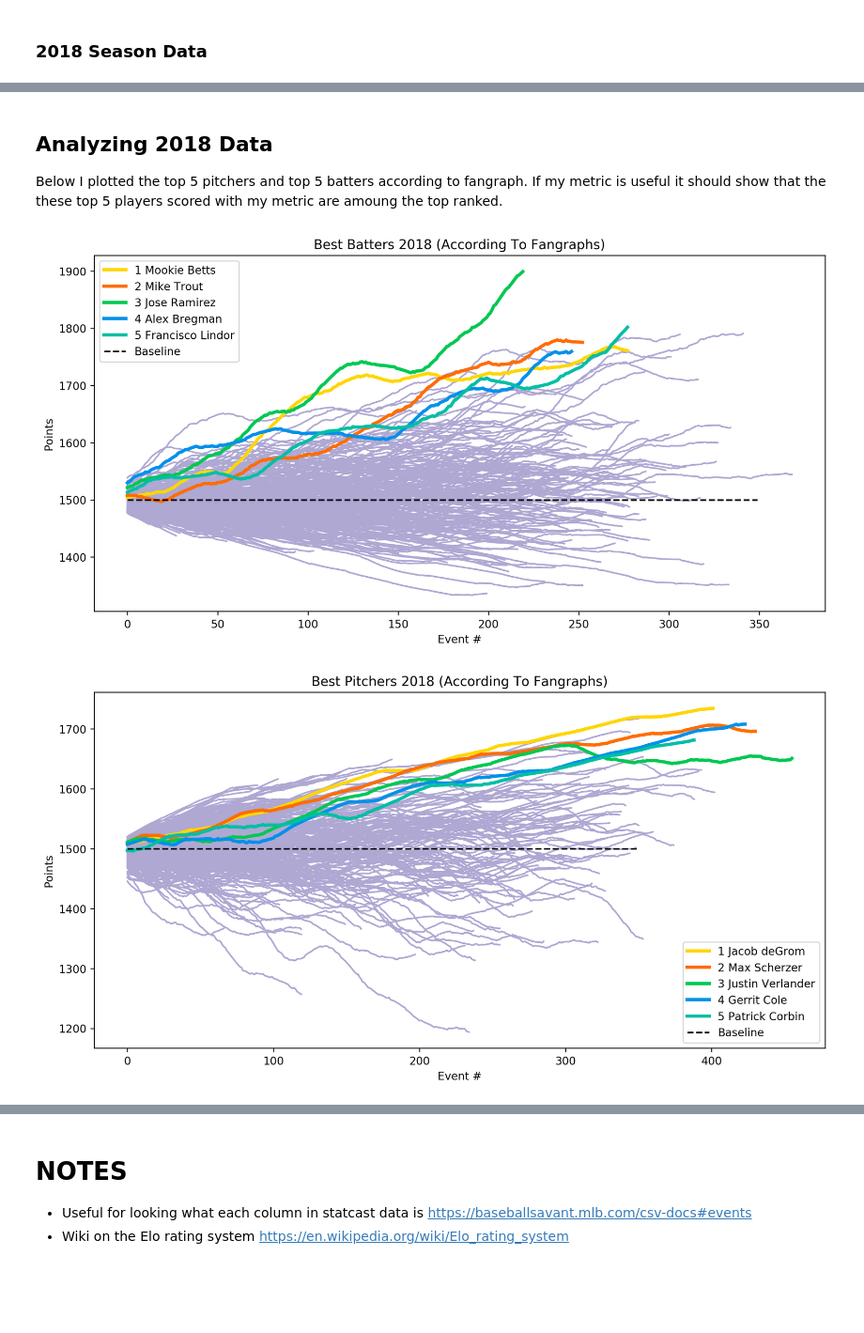
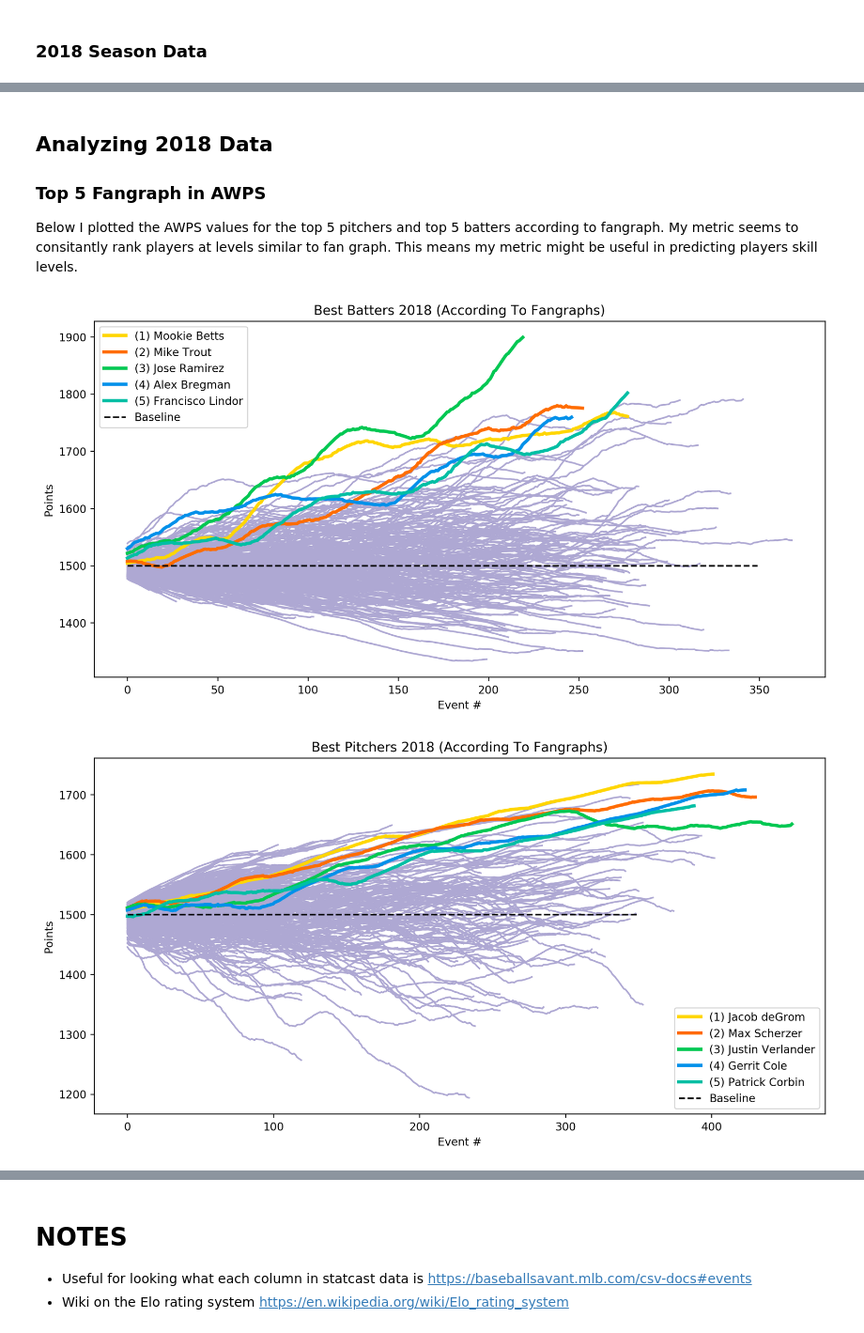
Before and after one commit to brancisco/sabermetrics-2k19-project, a Jupyter notebook: src/aguirres-wager-point-system.ipynb, the cells around one changed output, grey strips where cells are left out. Shown at 94% size. Cells and saved outputs as stored; diff of their text form; code cells hidden in the pictures; blank space fills up the shorter version.

```diff
--- a/src/aguirres-wager-point-system.ipynb
+++ b/src/aguirres-wager-point-system.ipynb
@@ -32,6 +33,15 @@ from Helpers import get_statcast_data
 # import data
 data = get_statcast_data('../data', 2017)
 data18 = get_statcast_data('../data', 2018)
+# %%
+# create player_map
+unique_ids = unique_ids = list(map(int, list(set(
+    list(data.pitcher.unique()) + list(data.batter.unique()) +\
+    list(data18.pitcher.unique()) + list(data18.batter.unique())
+))))
+player_map = get_player_map(unique_ids, '../data/master.csv')
+# %%
+imgdir = '../docs/img'
 # %% [markdown]
 ## Create helper functions
 # %%
@@ -335,7 +353,10 @@ plt.show()
 # %% [markdown]
 ## Analyzing 2018 Data
 
-Below I plotted the top 5 pitchers and top 5 batters according to fangraph. If my metric is useful it should show that the these top 5 players scored with my metric are amoung the top ranked.
+
+### Top 5 Fangraph in AWPS
+
+Below I plotted the AWPS values for the top 5 pitchers and top 5 batters according to fangraph. My metric seems to consitantly rank players at levels similar to fan graph. This means my metric might be useful in predicting players skill levels.
 # %%
 window = 20
 plt.figure(num=None, figsize=(12, 6), dpi=240, facecolor='w', edgecolor='k')
@@ -343,7 +364,7 @@ for bid in batters:
     plt.plot(running_mean(batters[bid], window), color='#aea8d3')
 
 bids = [605141, 545361, 608070, 608324, 596019]
-labels = ['1 Mookie Betts', '2 Mike Trout', '3 Jose Ramirez', '4 Alex Bregman', '5 Francisco Lindor']
+labels = ['({}) {}'.format(str(i+1), player_map.get(bids[i])) for i in range(len(bids))]
 colors = ['#FFD600', '#FF6D00', '#00C853', '#0091EA', '#00BFA5']
 
 for i in range(len(bids)):
@@ -355,28 +376,30 @@ plt.title('Best Batters 2018 (According To Fangraphs)')
 plt.xlabel('Event #')
 plt.ylabel('Points')
 plt.legend()
+plt.savefig(os.path.join(imgdir, 'BestBattersVsAll'))
 plt.show()
 # %% [output]
-[figure, old version]
+[figure, new version]
 # %%
 window = 20
 plt.figure(num=None, figsize=(12, 6), dpi=240, facecolor='w', edgecolor='k')
 for pid in pitchers:
     plt.plot(running_mean(pitchers[pid], window), color='#aea8d3')
 
-bids = [594798, 453286, 434378, 543037, 571578]
-labels = ['1 Jacob deGrom', '2 Max Scherzer', '3 Justin Verlander', '4 Gerrit Cole', '5 Patrick Corbin']
+pids = [594798, 453286, 434378, 543037, 571578]
+labels = ['({}) {}'.format(str(i+1), player_map.get(pids[i])) for i in range(len(pids))]
 colors = ['#FFD600', '#FF6D00', '#00C853', '#0091EA', '#00BFA5']
 
 for i in range(len(bids)):
-    plt.plot(running_mean(pitchers[bids[i]], window), label=labels[i], linewidth=3, color=colors[i])
+    plt.plot(running_mean(pitchers[pids[i]], window), label=labels[i], linewidth=3, color=colors[i])
 
 plt.plot([1500]*350, color='black', linestyle='dashed', label='Baseline')
 
 plt.title('Best Pitchers 2018 (According To Fangraphs)')
 plt.xlabel('Event #')
 plt.ylabel('Points')
 plt.legend()
+plt.savefig(os.path.join(imgdir, 'BestPitchersVsAll'))
 plt.show()
 # %% [output]
-[figure, old version]
+[figure, new version]
```
Also changed, not shown: parts of 7 cells of this notebook, 3 other files.
